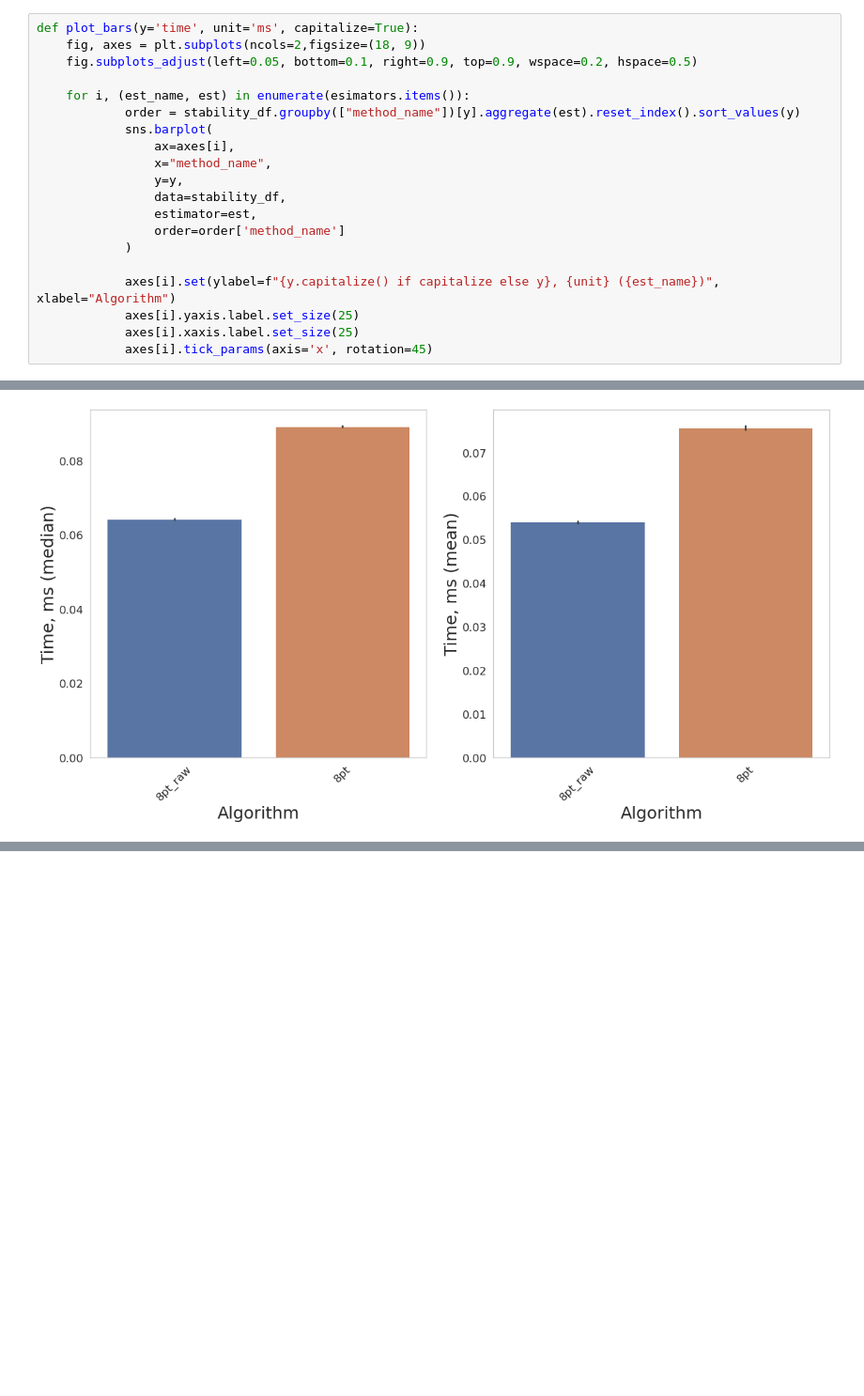
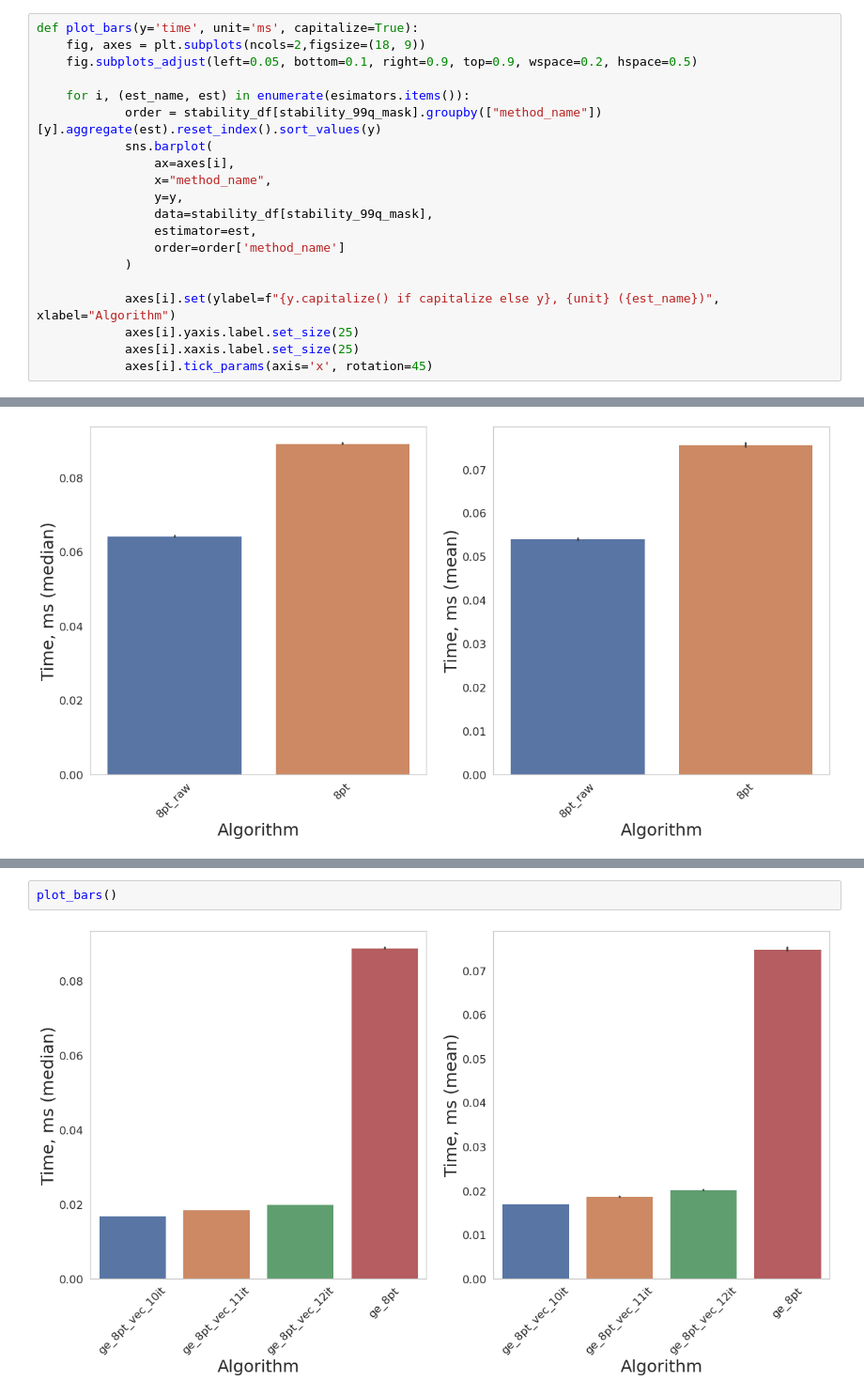
Before and after one commit to kirill-ivanov-a/opengv, a Jupyter notebook: notebooks/GE optimization.ipynb, the cells around one changed output, grey strips where cells are left out. Shown at 94% size. Saved outputs shown, nothing was run; the diff lists cells and outputs as text; blank space fills up the shorter version.

```diff
--- a/notebooks/GE optimization.ipynb
+++ b/notebooks/GE optimization.ipynb
@@ -121,12 +121,12 @@ def plot_bars(y='time', unit='ms', capitalize=True):
     fig.subplots_adjust(left=0.05, bottom=0.1, right=0.9, top=0.9, wspace=0.2, hspace=0.5)
 
     for i, (est_name, est) in enumerate(esimators.items()):
-            order = stability_df.groupby(["method_name"])[y].aggregate(est).reset_index().sort_values(y)
+            order = stability_df[stability_99q_mask].groupby(["method_name"])[y].aggregate(est).reset_index().sort_values(y)
             sns.barplot(
                 ax=axes[i],
                 x="method_name",
                 y=y,
-                data=stability_df,
+                data=stability_df[stability_99q_mask],
                 estimator=est,
                 order=order['method_name']
             )
@@ -280,0 +313,4 @@ for i, (est_name, est) in enumerate(esimators.items()):
+# %%
+plot_bars()
+# %% [output]
+[figure, added]
```
Also changed, not shown: parts of 7 cells of this notebook, 2 other files.
